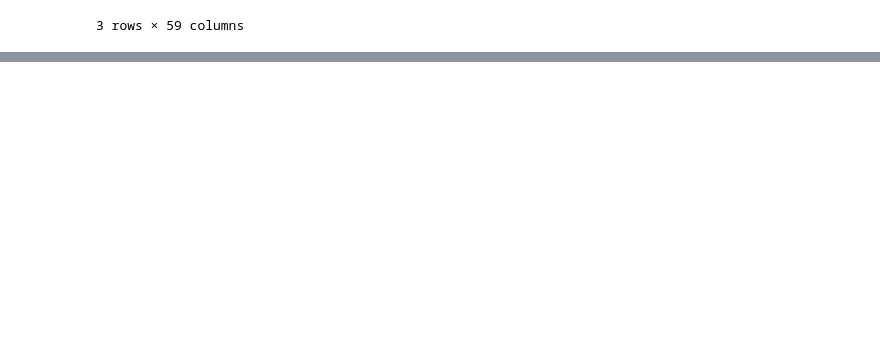
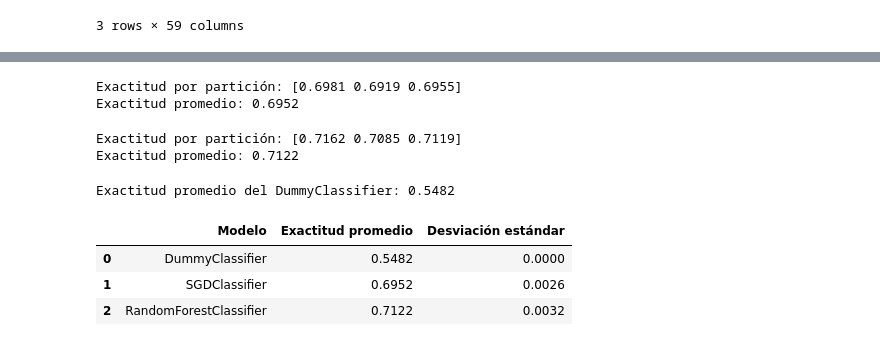
Before and after one commit to JB1302/Big-Data-G2, a Jupyter notebook: DataCo_Modeling_Pipeline.ipynb, the cells around one changed output, grey strips where cells are left out. Saved outputs shown, nothing was run; the diff lists cells and outputs as text; code cells hidden in the pictures; blank space fills up the shorter version.

Commit message:
Entrenamiento y evaluación de clasificadores

```diff
--- a/DataCo_Modeling_Pipeline.ipynb
+++ b/DataCo_Modeling_Pipeline.ipynb
@@ -419,0 +424,79 @@ Cantidad de características: 59
+# %%
+### 8.1 Clasificador SGD (descenso de gradiente estocástico)
+from sklearn.linear_model import SGDClassifier
+from sklearn.model_selection import cross_val_score
+
+# Pipeline: primero preprocesa y después clasifica
+sgd_clf = make_pipeline(
+    preprocessing,
+    SGDClassifier(random_state=42)
+)
+
+# Entrenamiento con validación cruzada
+sgd_scores = cross_val_score(
+    sgd_clf,
+    df_train_limpieza,
+    df_train_labels,
+    cv=3,
+    scoring="accuracy"
+)
+
+print("Exactitud por partición:", sgd_scores.round(4))
+print(f"Exactitud promedio: {sgd_scores.mean():.4f}")
+# %% [output]
+Exactitud por partición: [0.6981 0.6919 0.6955]
+Exactitud promedio: 0.6952
+# %%
+### 8.2 Random Forest (bosque aleatorio)
+from sklearn.ensemble import RandomForestClassifier
+
+forest_clf = make_pipeline(
+    preprocessing,
+    RandomForestClassifier(random_state=42)
+)
+
+forest_scores = cross_val_score(
+    forest_clf,
+    df_train_limpieza,
+    df_train_labels,
+    cv=3,
+    scoring="accuracy"
+)
+
+print("Exactitud por partición:", forest_scores.round(4))
+print(f"Exactitud promedio: {forest_scores.mean():.4f}")
+# %% [output]
+Exactitud por partición: [0.7162 0.7085 0.7119]
+Exactitud promedio: 0.7122
+# %%
+### 8.3 Clasificador de referencia (DummyClassifier)
+from sklearn.dummy import DummyClassifier
+
+# Clasificador "tonto": siempre predice la clase más frecuente
+dummy_clf = DummyClassifier(strategy="most_frequent")
+
+dummy_scores = cross_val_score(
+    dummy_clf,
+    df_train_limpieza,
+    df_train_labels,
+    cv=3,
+    scoring="accuracy"
+)
+
+print(f"Exactitud promedio del DummyClassifier: {dummy_scores.mean():.4f}")
+# %% [output]
+Exactitud promedio del DummyClassifier: 0.5482
+# %%
+### 8.4 Comparación de resultados
+comparacion_modelos = pd.DataFrame({
+    "Modelo": ["DummyClassifier", "SGDClassifier", "RandomForestClassifier"],
+    "Exactitud promedio": [dummy_scores.mean(), sgd_scores.mean(), forest_scores.mean()],
+    "Desviación estándar": [dummy_scores.std(), sgd_scores.std(), forest_scores.std()]
+})
+
+display(comparacion_modelos.round(4))
+# %% [output]
+|  | Modelo | Exactitud promedio | Desviación estándar |
+| 0 | DummyClassifier | 0.5482 | 0.0000 |
+| 1 | SGDClassifier | 0.6952 | 0.0026 |
+| 2 | RandomForestClassifier | 0.7122 | 0.0032 |
```
Also changed, not shown: parts of 2 cells of this notebook.
